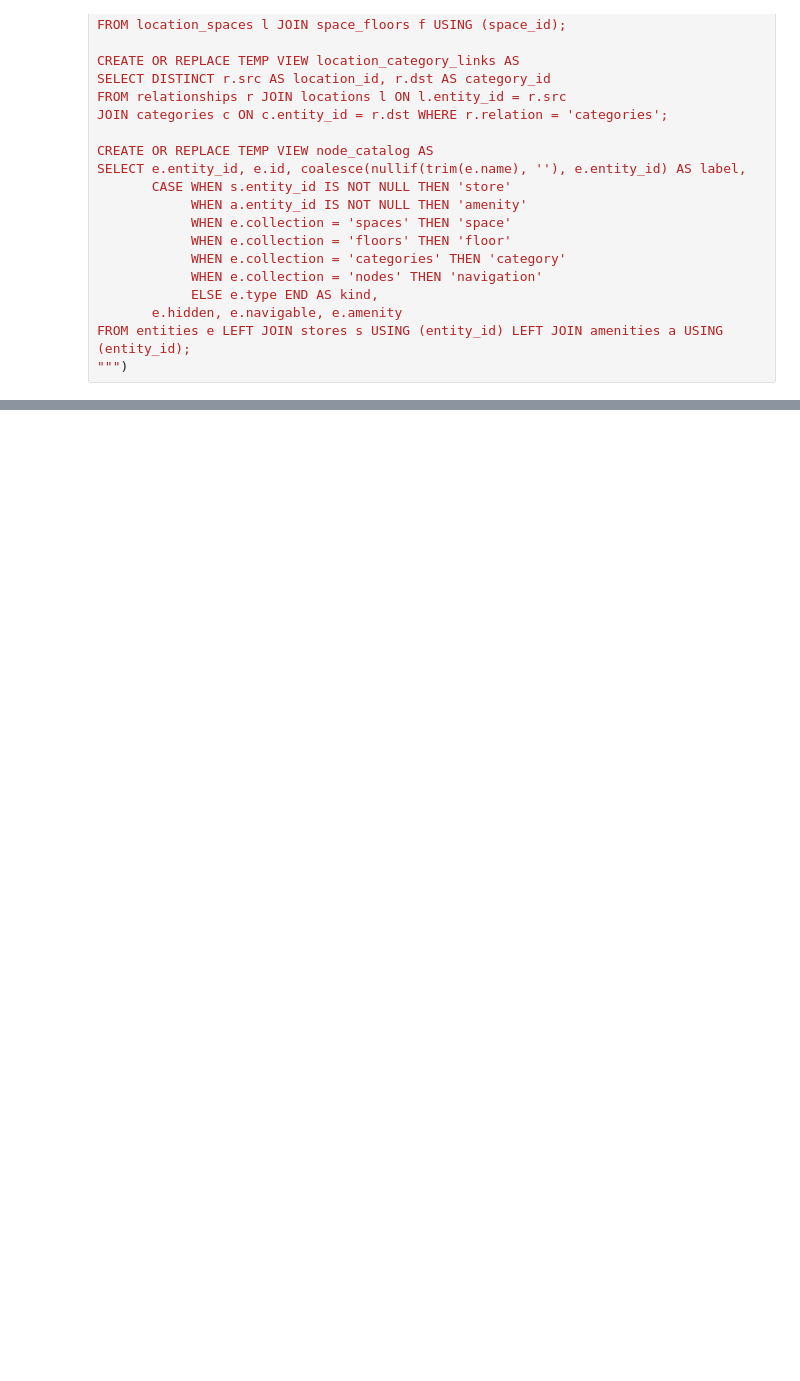
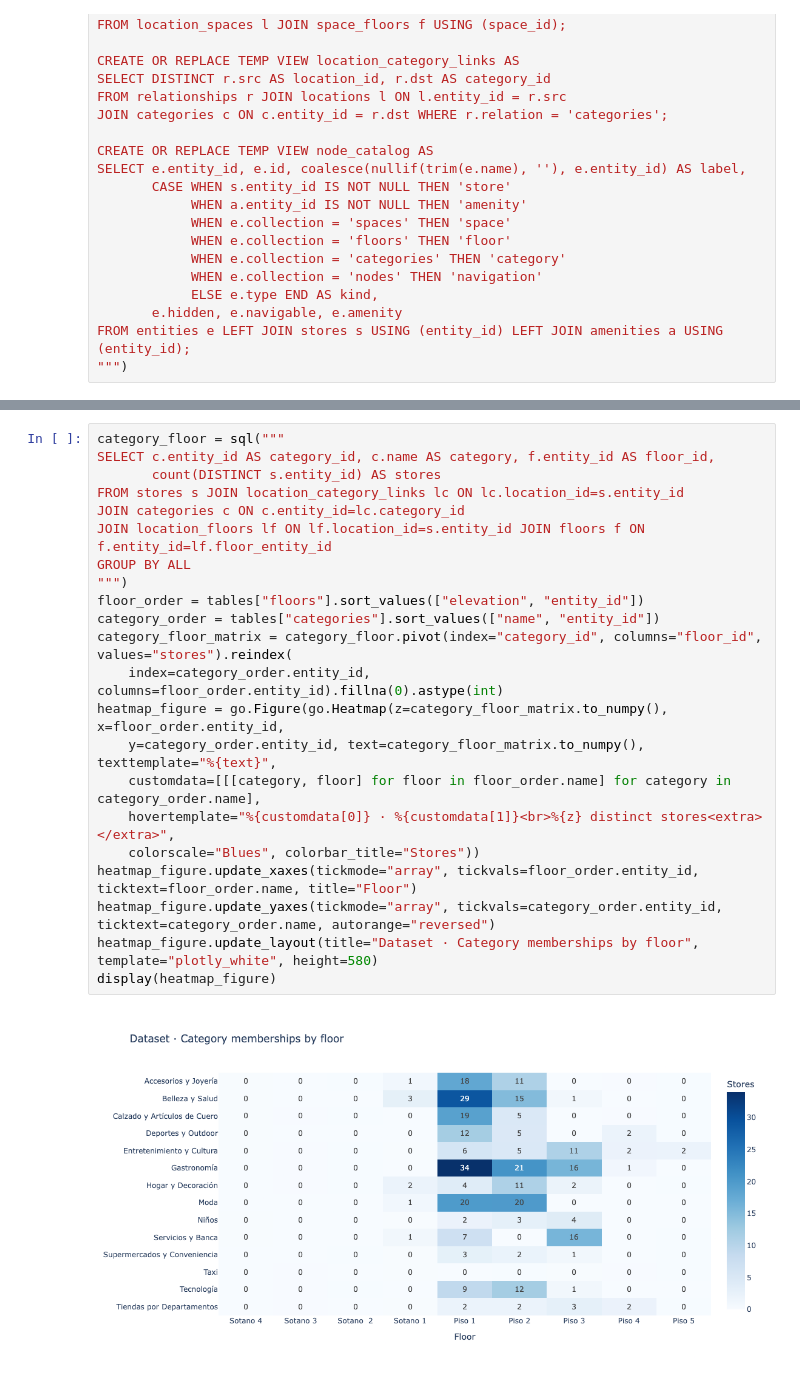
Before and after one commit to gcca/pygraphistry-folder, a Jupyter notebook: nbs/plazapd/03_graphistry.ipynb, the cells around one changed output, grey strips where cells are left out. Saved outputs shown, nothing was run; the diff lists cells and outputs as text; blank space fills up the shorter version.

```diff
--- a/nbs/plazapd/03_graphistry.ipynb
+++ b/nbs/plazapd/03_graphistry.ipynb
@@ -251,0 +705,24 @@ else:
+# %%
+category_floor = sql("""
+SELECT c.entity_id AS category_id, c.name AS category, f.entity_id AS floor_id,
+       count(DISTINCT s.entity_id) AS stores
+FROM stores s JOIN location_category_links lc ON lc.location_id=s.entity_id
+JOIN categories c ON c.entity_id=lc.category_id
+JOIN location_floors lf ON lf.location_id=s.entity_id JOIN floors f ON f.entity_id=lf.floor_entity_id
+GROUP BY ALL
+""")
+floor_order = tables["floors"].sort_values(["elevation", "entity_id"])
+category_order = tables["categories"].sort_values(["name", "entity_id"])
+category_floor_matrix = category_floor.pivot(index="category_id", columns="floor_id", values="stores").reindex(
+    index=category_order.entity_id, columns=floor_order.entity_id).fillna(0).astype(int)
+heatmap_figure = go.Figure(go.Heatmap(z=category_floor_matrix.to_numpy(), x=floor_order.entity_id,
+    y=category_order.entity_id, text=category_floor_matrix.to_numpy(), texttemplate="%{text}",
+    customdata=[[[category, floor] for floor in floor_order.name] for category in category_order.name],
+    hovertemplate="%{customdata[0]} · %{customdata[1]}<br>%{z} distinct stores<extra></extra>",
+    colorscale="Blues", colorbar_title="Stores"))
+heatmap_figure.update_xaxes(tickmode="array", tickvals=floor_order.entity_id, ticktext=floor_order.name, title="Floor")
+heatmap_figure.update_yaxes(tickmode="array", tickvals=category_order.entity_id, ticktext=category_order.name, autorange="reversed")
+heatmap_figure.update_layout(title="Dataset · Category memberships by floor", template="plotly_white", height=580)
+display(heatmap_figure)
+# %% [output]
+[figure, added]
```
Also changed, not shown: parts of 42 cells of this notebook.
